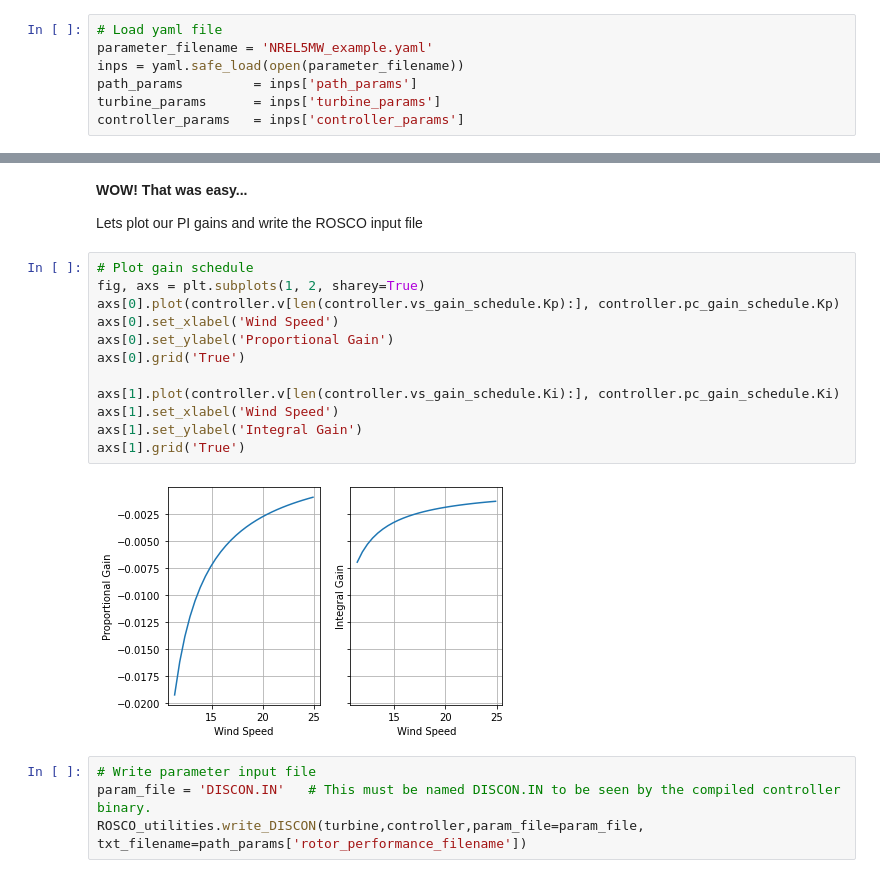
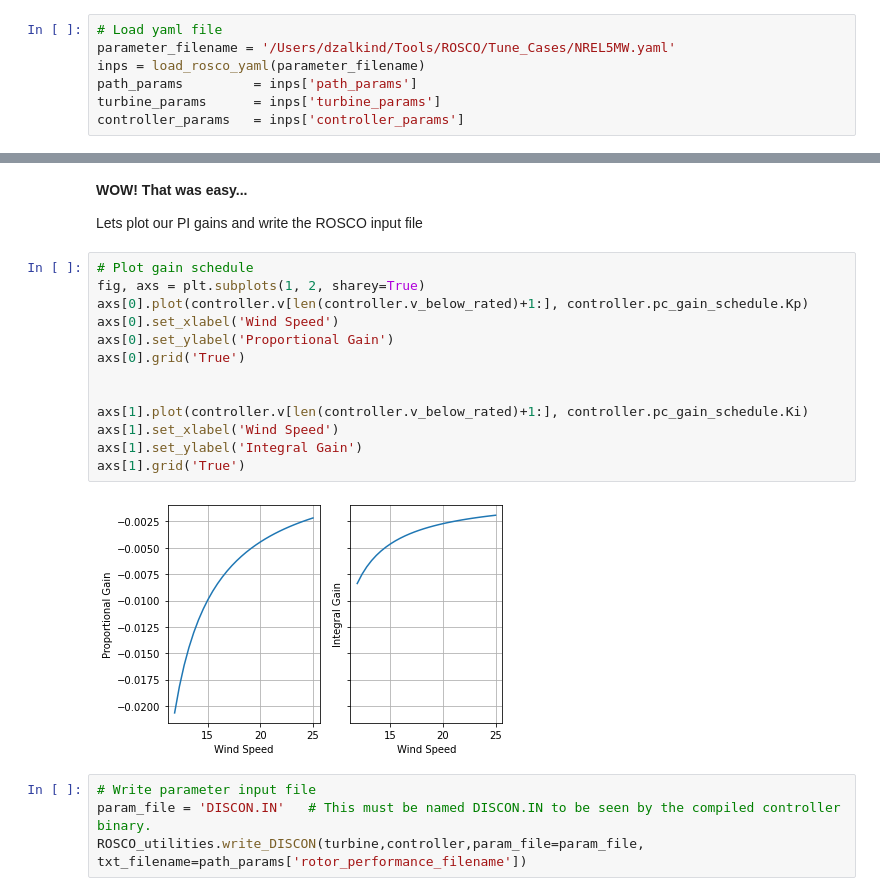
Before and after one commit to NREL/ROSCO, a Jupyter notebook: Examples/ROSCO_walkthrough.ipynb, the cells around one changed output, grey strips where cells are left out. Cells and saved outputs as stored; diff of their text form.

Commit message:
Update ROSCO_walkthrough to use new yaml reader

```diff
--- a/Examples/ROSCO_walkthrough.ipynb
+++ b/Examples/ROSCO_walkthrough.ipynb
@@ -40,8 +45,8 @@ We use yaml files as the top level input file to the ROSCO generic tuning proces
 #### Lets load and look at our controller paremeters...
 # %%
 # Load yaml file
-parameter_filename = 'NREL5MW_example.yaml'
-inps = yaml.safe_load(open(parameter_filename))
+parameter_filename = '/Users/dzalkind/Tools/ROSCO/Tune_Cases/NREL5MW.yaml'
+inps = load_rosco_yaml(parameter_filename)
 path_params         = inps['path_params']
 turbine_params      = inps['turbine_params']
 controller_params   = inps['controller_params']
@@ -121,17 +124,18 @@ Lets plot our PI gains and write the ROSCO input file
 # %%
 # Plot gain schedule
 fig, axs = plt.subplots(1, 2, sharey=True)
-axs[0].plot(controller.v[len(controller.vs_gain_schedule.Kp):], controller.pc_gain_schedule.Kp)
+axs[0].plot(controller.v[len(controller.v_below_rated)+1:], controller.pc_gain_schedule.Kp)
 axs[0].set_xlabel('Wind Speed')
 axs[0].set_ylabel('Proportional Gain')
 axs[0].grid('True')
 
-axs[1].plot(controller.v[len(controller.vs_gain_schedule.Ki):], controller.pc_gain_schedule.Ki)
+
+axs[1].plot(controller.v[len(controller.v_below_rated)+1:], controller.pc_gain_schedule.Ki)
 axs[1].set_xlabel('Wind Speed')
 axs[1].set_ylabel('Integral Gain')
 axs[1].grid('True')
 # %% [output]
-[figure, old version]
+[figure, new version]
 # %%
 # Write parameter input file
 param_file = 'DISCON.IN'   # This must be named DISCON.IN to be seen by the compiled controller binary.
```
Also changed, not shown: parts of 8 cells of this notebook.
